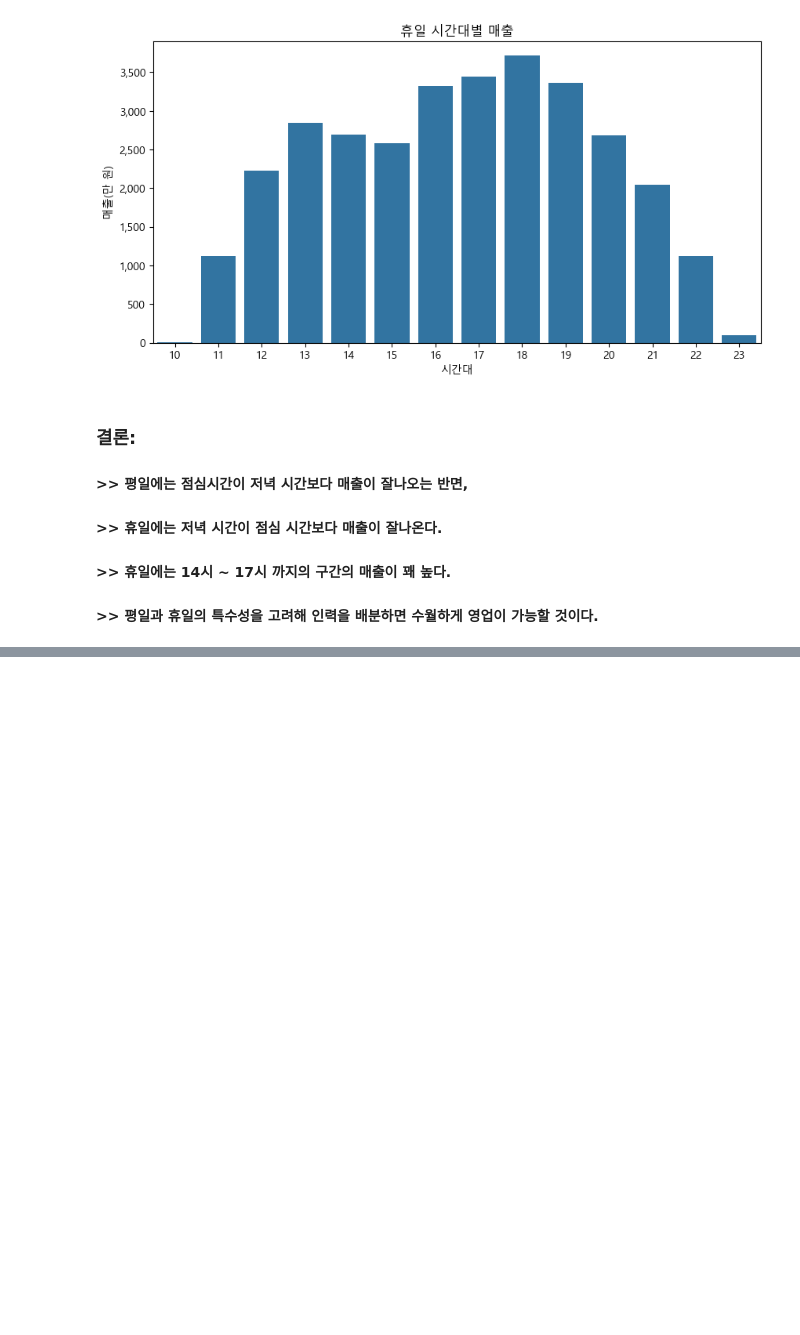
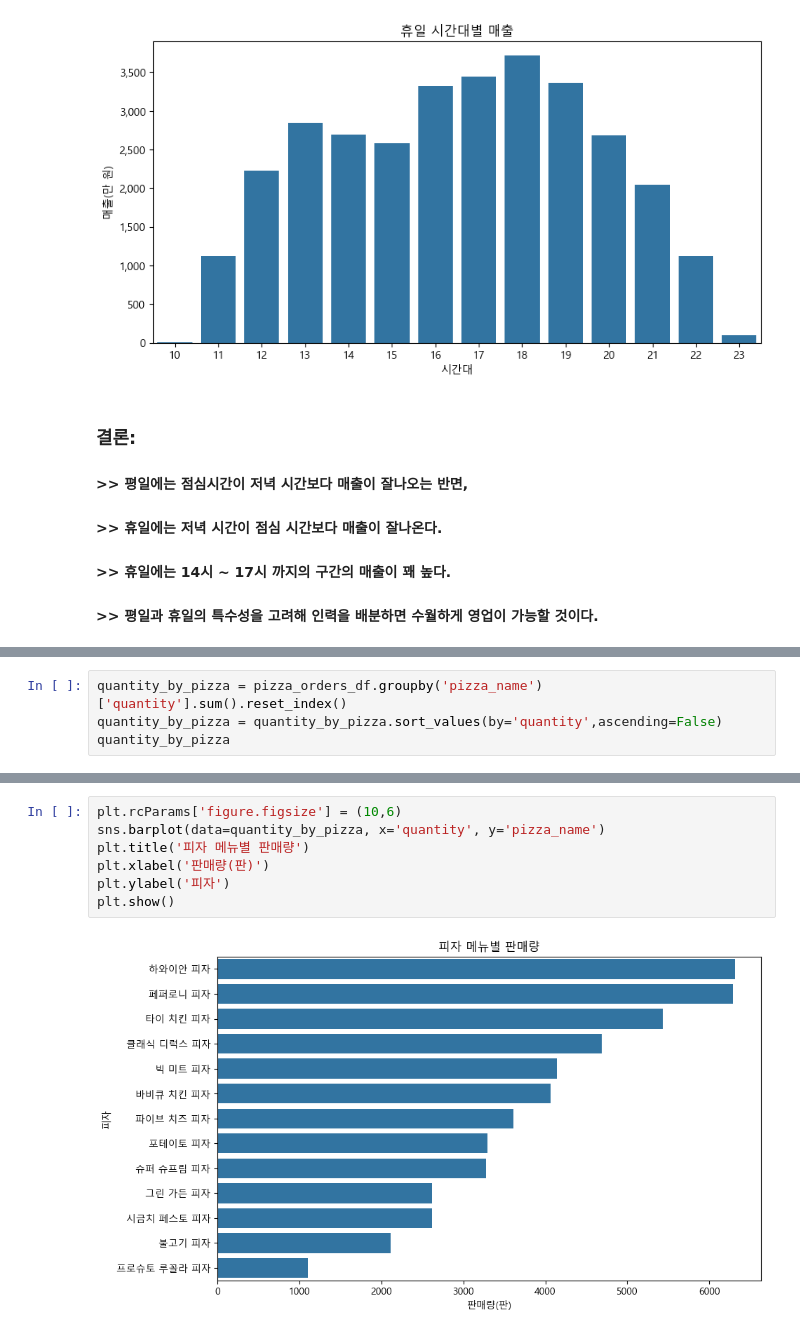
Before and after one commit to changdoong/learning-projects, a Jupyter notebook: pizza_df/pizza_df.ipynb, the cells around one changed output, grey strips where cells are left out. Drawn from its saved outputs; the diff is of its cells as text; blank space fills up the shorter version.

Commit message:
pizza_df update

```diff
--- a/pizza_df/pizza_df.ipynb
+++ b/pizza_df/pizza_df.ipynb
@@ -423,0 +433,4 @@ plt.show()
+# %%
+quantity_by_pizza = pizza_orders_df.groupby('pizza_name')['quantity'].sum().reset_index()
+quantity_by_pizza = quantity_by_pizza.sort_values(by='quantity',ascending=False)
+quantity_by_pizza
@@ -423,0 +452,9 @@ plt.show()
+# %%
+plt.rcParams['figure.figsize'] = (10,6)
+sns.barplot(data=quantity_by_pizza, x='quantity', y='pizza_name')
+plt.title('피자 메뉴별 판매량')
+plt.xlabel('판매량(판)')
+plt.ylabel('피자')
+plt.show()
+# %% [output]
+[figure, added]
```
Also changed, not shown: parts of 10 cells of this notebook.
